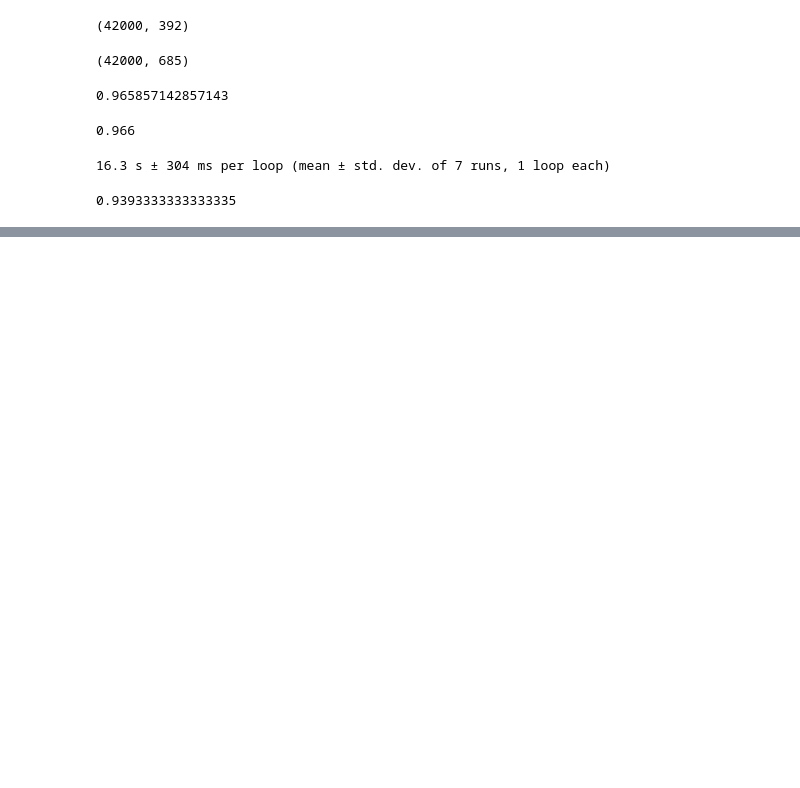
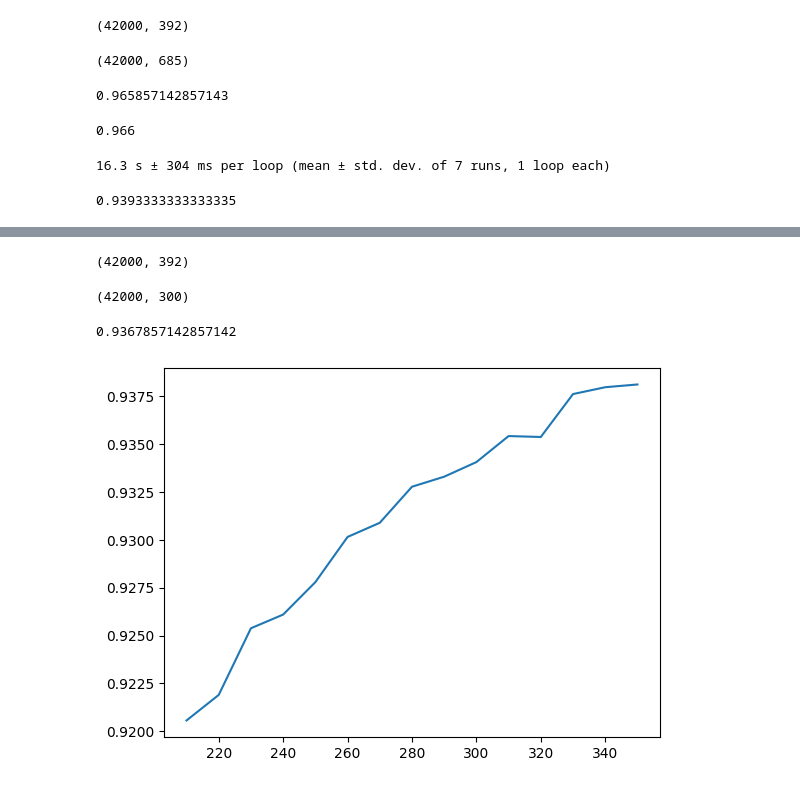
Before and after one commit to Ripple3547/caicai-sklearn, a Jupyter notebook: codes/3_1.ipynb, the cells around one changed output, grey strips where cells are left out. Saved outputs shown, nothing was run; the diff lists cells and outputs as text; code cells hidden in the pictures; blank space fills up the shorter version.

Commit message:
vault backup: 2026-06-17 08:28:29, 6 files committed.
Affected files:
3 数据预处理.md
codes/3_1.ipynb
image/image-10.webp
image/image-7.webp
image/image-8.webp
image/image-9.webp

```diff
--- a/codes/3_1.ipynb
+++ b/codes/3_1.ipynb
@@ -161,0 +170,13 @@ cross_val_score(RFC(n_estimators=10, random_state=42), x_fsvar, Y, cv=5).mean()
+# %%
+x_fsvar.shape
+# %% [output]
+(42000, 392)
+# %%
+x_fschi = SelectKBest(chi2, k=300).fit_transform(x_fsvar, Y)
+x_fschi.shape
+# %% [output]
+(42000, 300)
+# %%
+cross_val_score(RFC(n_estimators=10, random_state=42), x_fschi, Y, cv=10).mean()
+# %% [output]
+0.9367857142857142
@@ -161,0 +185,12 @@ cross_val_score(RFC(n_estimators=10, random_state=42), x_fsvar, Y, cv=5).mean()
+# %%
+score = []
+
+for i in range(350, 200, -10):
+    x_fschi_i = SelectKBest(chi2, k=i).fit_transform(x_fsvar, Y)
+    s = cross_val_score(RFC(n_estimators=10, random_state=42), x_fschi_i, Y, cv=5).mean()
+    score.append(s)
+
+plt.plot(range(350, 200, -10), score)
+plt.show()
+# %% [output]
+[figure, added]
```
Also changed, not shown: parts of 34 cells of this notebook, 5 other files.
